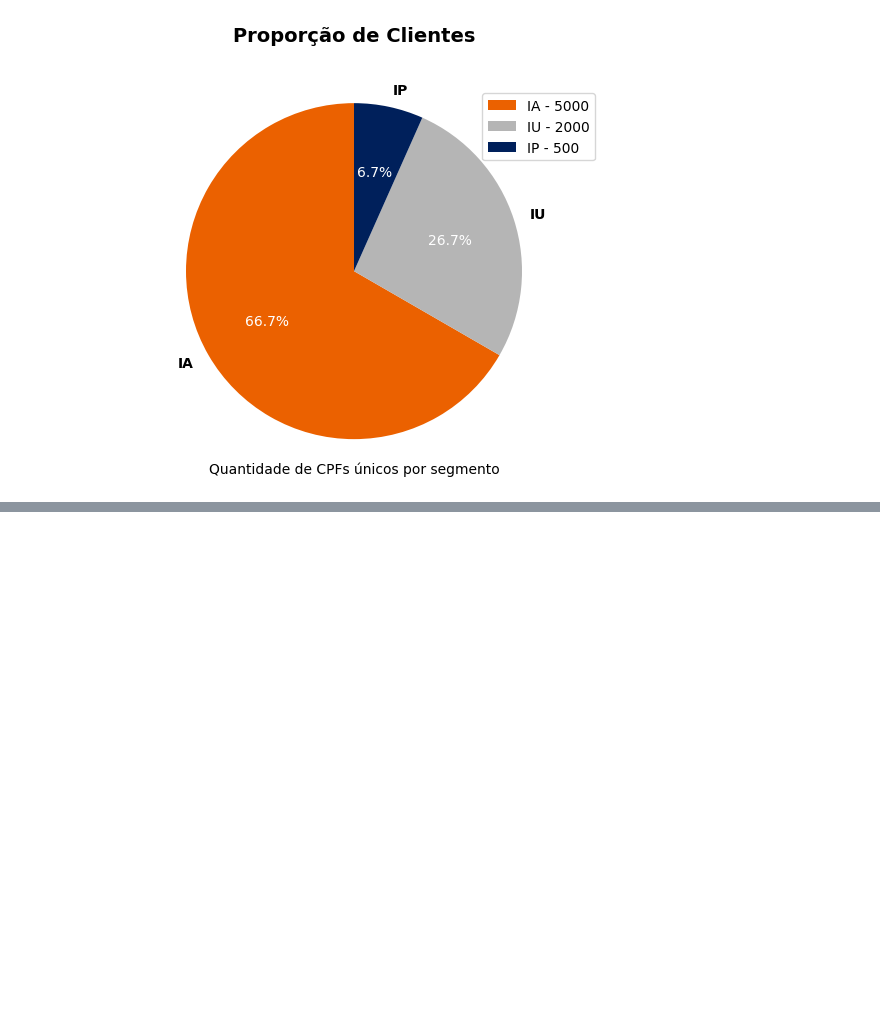
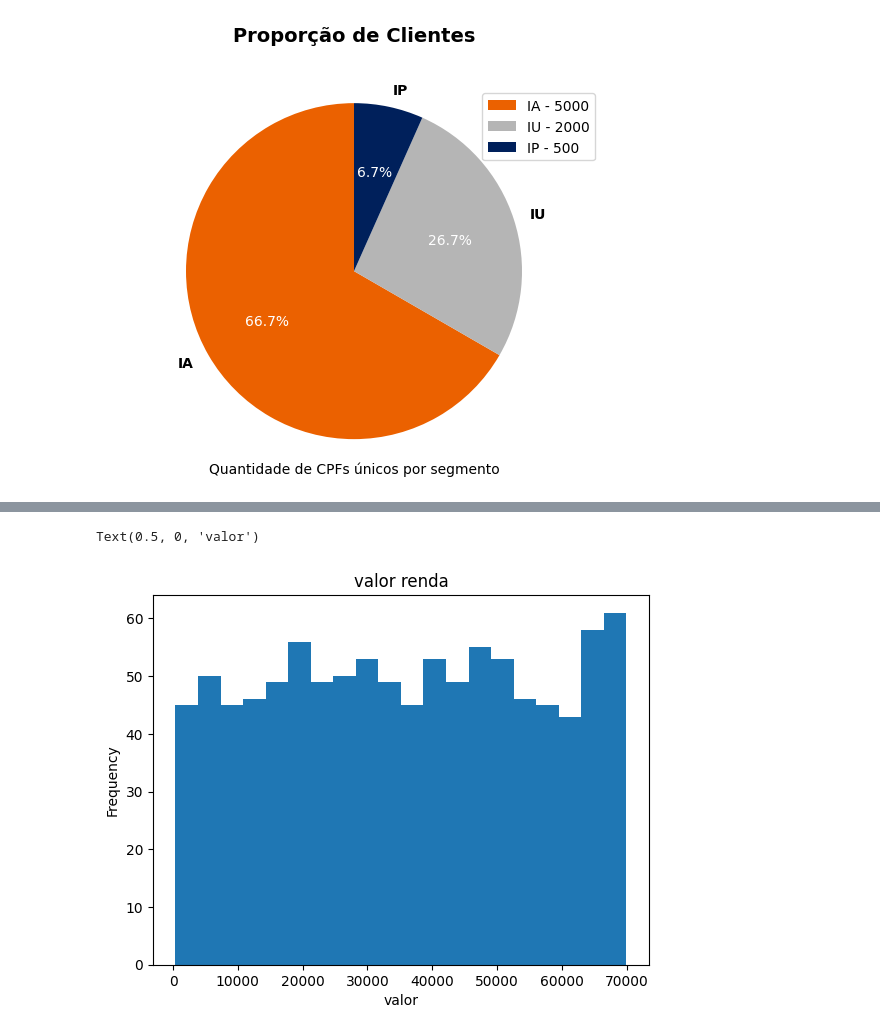
Before and after one commit to LeandroCoelhos/estudos_datascience, a Jupyter notebook: Limpeza_dataset.ipynb, the cells around one changed output, grey strips where cells are left out. Saved outputs shown, nothing was run; the diff lists cells and outputs as text; code cells hidden in the pictures; blank space fills up the shorter version.

```diff
--- a/Limpeza_dataset.ipynb
+++ b/Limpeza_dataset.ipynb
@@ -1037,0 +1130,8 @@ Faixa 53441.0-70976.0 percentile: 250 salários
+# %%
+ax = df['renda'].plot(kind='hist',
+                          bins=20,
+                          title='valor renda')
+ax.set_xlabel('valor')
+# %% [output]
+Text(0.5, 0, 'valor')
+[figure, added]
```
Also changed, not shown: parts of 18 cells of this notebook.
